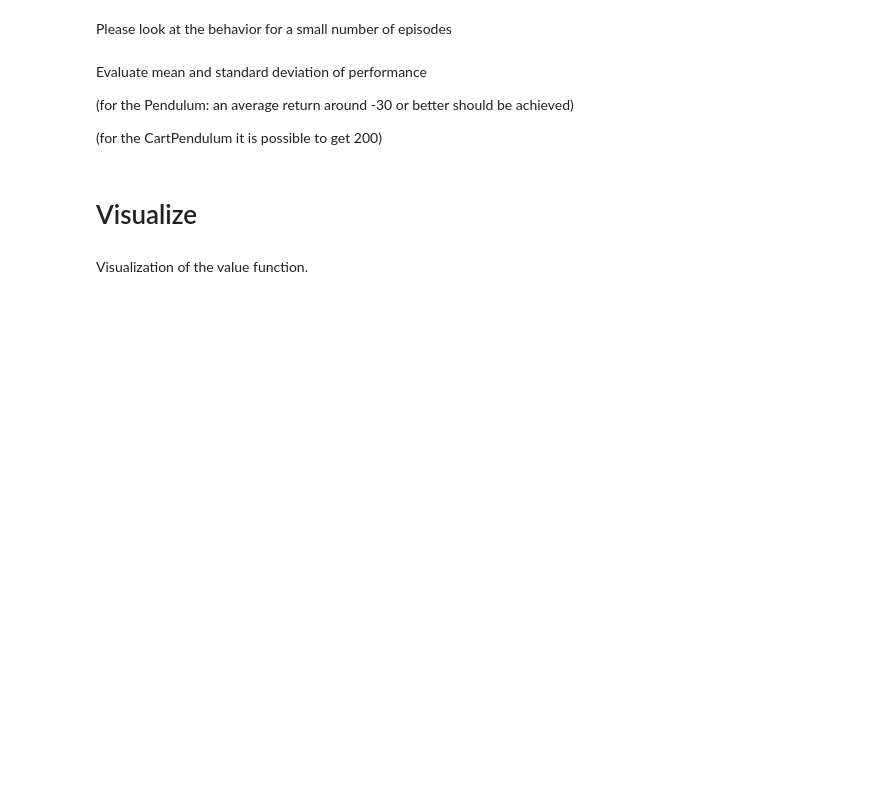
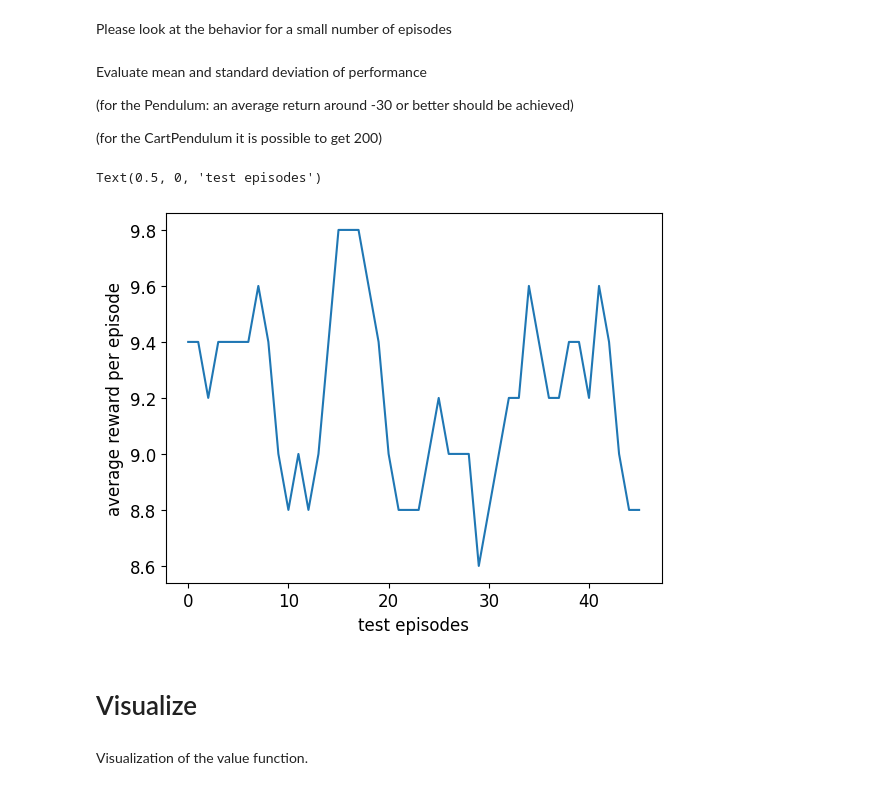
Before and after one commit to SahitiC/RL_course, a Jupyter notebook: Homework7/7_gym-DQN/Gym-DQN.ipynb, the cells around one changed output. Drawn from its saved outputs; the diff is of its cells as text; code cells hidden in the pictures; blank space fills up the shorter version.

```diff
--- a/Homework7/7_gym-DQN/Gym-DQN.ipynb
+++ b/Homework7/7_gym-DQN/Gym-DQN.ipynb
@@ -297,3 +309,12 @@ pass
+# %%
+test_stats_np = np.asarray(test_stats) # reward
+running_mean_test_stats = running_mean(test_stats_np[:, 1], 5)
+plt.plot(running_mean_test_stats)
+plt.ylabel('average reward per episode')
+plt.xlabel('test episodes')
+# %% [output]
+Text(0.5, 0, 'test episodes')
+[figure, added]
 # %% [markdown]
 # Visualize
 # %% [markdown]
```
Also changed, not shown: parts of 14 cells of this notebook.
